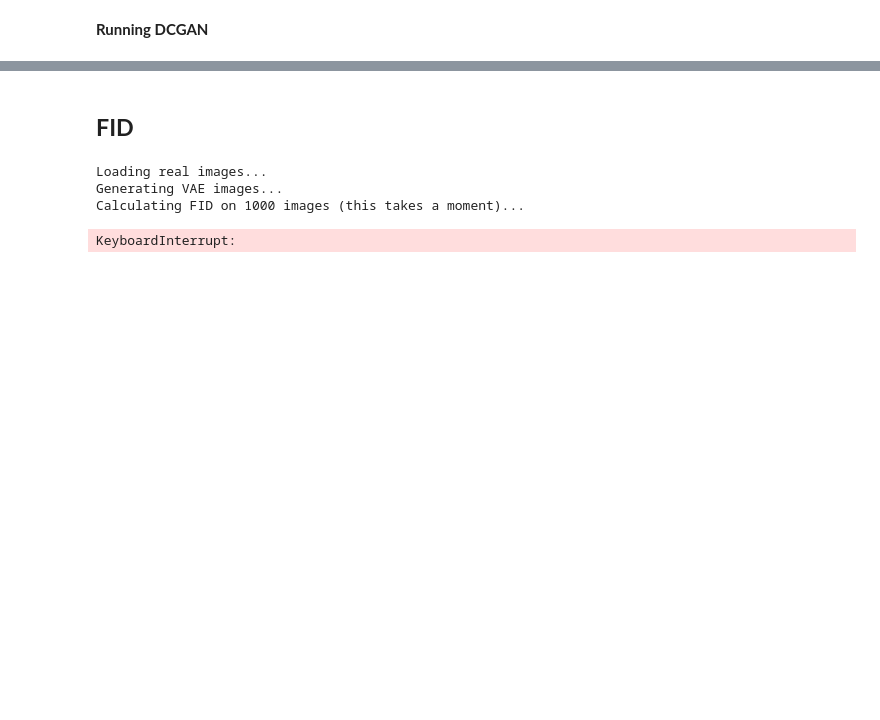
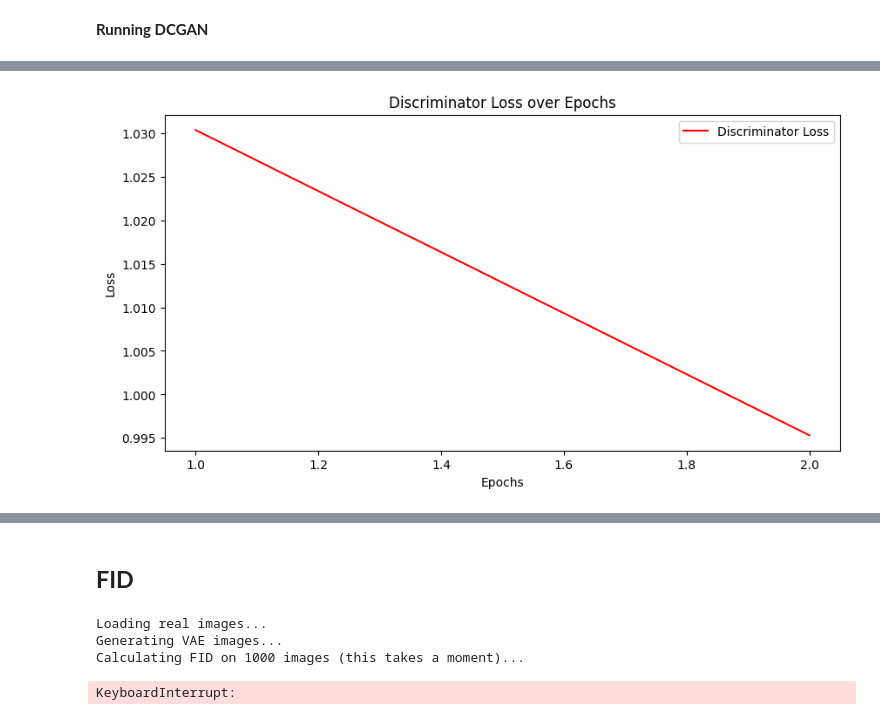
Before and after one commit to MohammadAghaei1/Generative-AI, a Jupyter notebook: GANs_&_VAEs.ipynb, the cells around one changed output, grey strips where cells are left out. Drawn from its saved outputs; the diff is of its cells as text; code cells hidden in the pictures; blank space fills up the shorter version.

```diff
--- a/GANs_&_VAEs.ipynb
+++ b/GANs_&_VAEs.ipynb
@@ -338,0 +359,11 @@ Epoch 5, Gen Loss: 1.2220, Disc Loss: 1.0284, D(real)%: 74.7, D(fake)%: 75.3
+# %%
+# Plot Discriminator Loss
+plt.figure(figsize=(10, 5))
+plt.plot(range(1, len(disc_loss_history) + 1), disc_loss_history, label='Discriminator Loss', color='red')
+plt.xlabel('Epochs')
+plt.ylabel('Loss')
+plt.title('Discriminator Loss over Epochs')
+plt.legend()
+plt.show()
+# %% [output]
+[figure, added]
```
Also changed, not shown: parts of 14 cells of this notebook.
